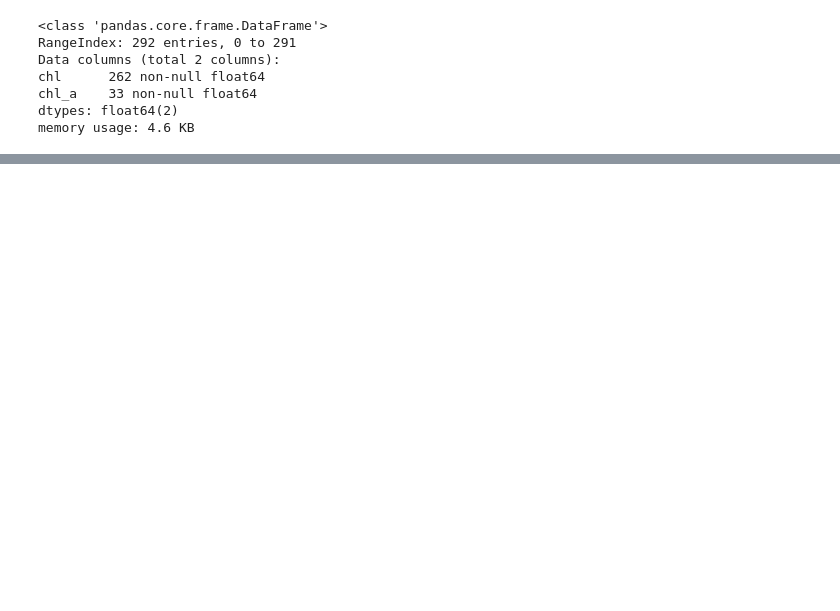
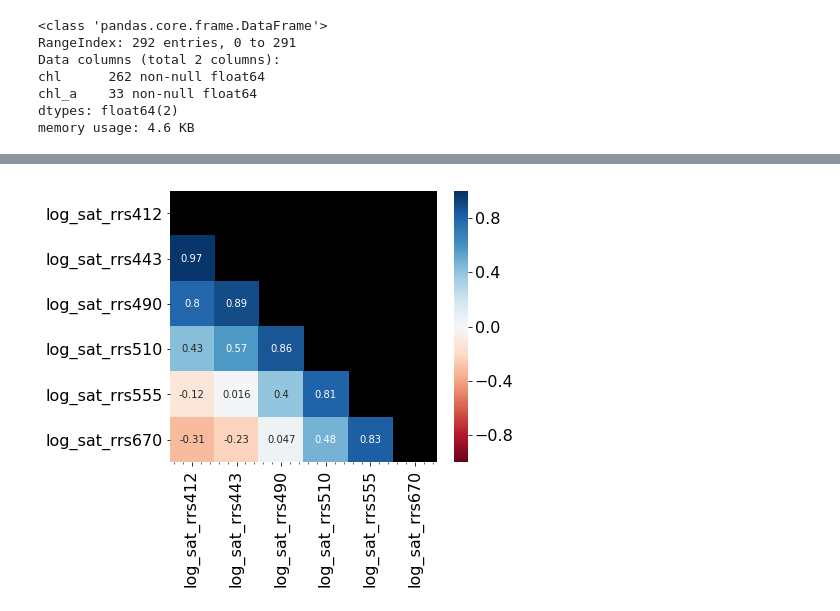
Before and after one commit to madHatter106/IOCS_BUSAN_2019, a Jupyter notebook: BUSAN2019.ipynb, the cells around one changed output, grey strips where cells are left out. Cells and saved outputs as stored; diff of their text form; code cells hidden in the pictures; blank space fills up the shorter version.

```diff
--- a/BUSAN2019.ipynb
+++ b/BUSAN2019.ipynb
@@ -219 +217,4 @@ memory usage: 22.9 KB
+# %%
+X_train, X_test, y_train, y_test = train_test_split(X, y, test_size=0.25,
+                                                    stratify=X.coastal)
 # %%
@@ -224,0 +266,5 @@ Name: coastal, dtype: int64
+# %%
+f = make_heatmap(X_train, filter_='rrs')
+f.savefig('./resources/heatmap_train.png')
+# %% [output]
+[figure, added]
```
Also changed, not shown: parts of 29 cells of this notebook.
